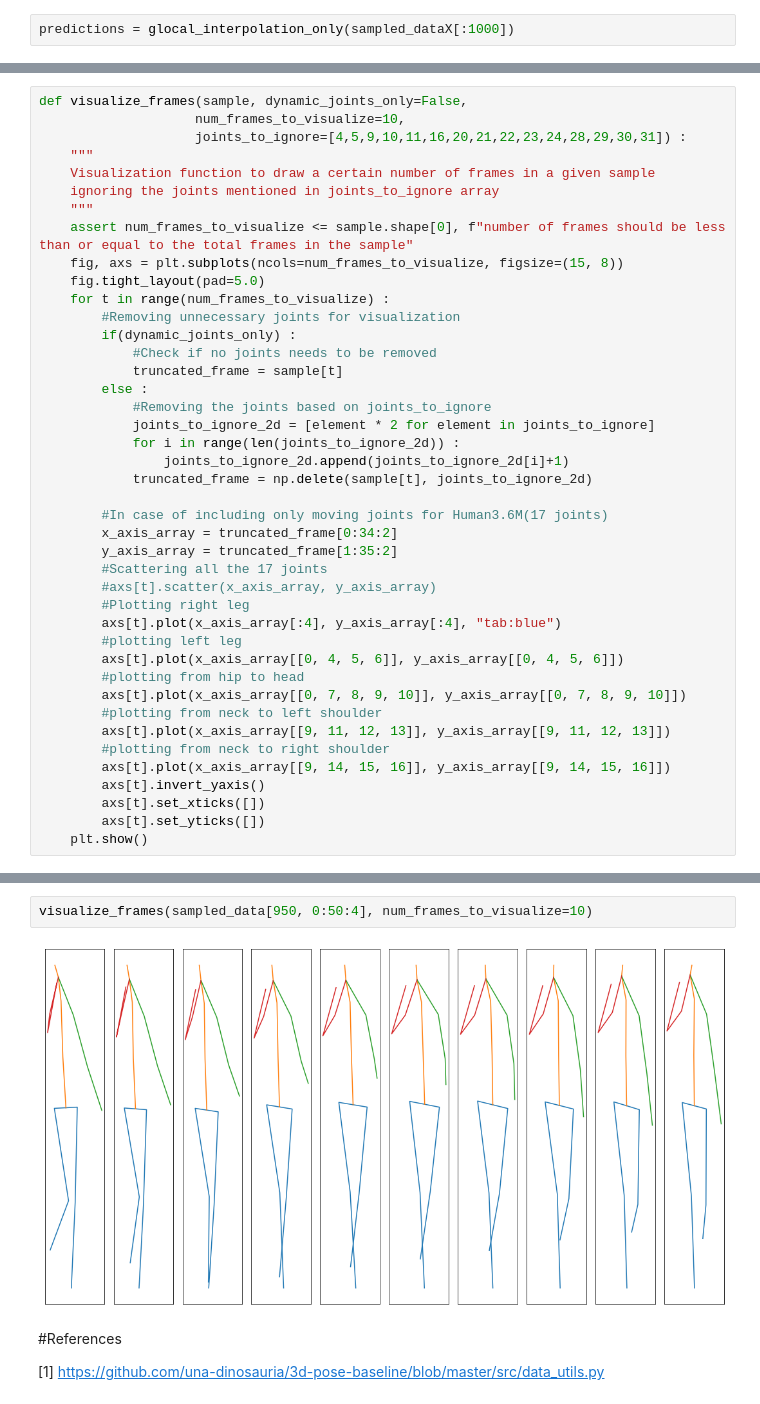
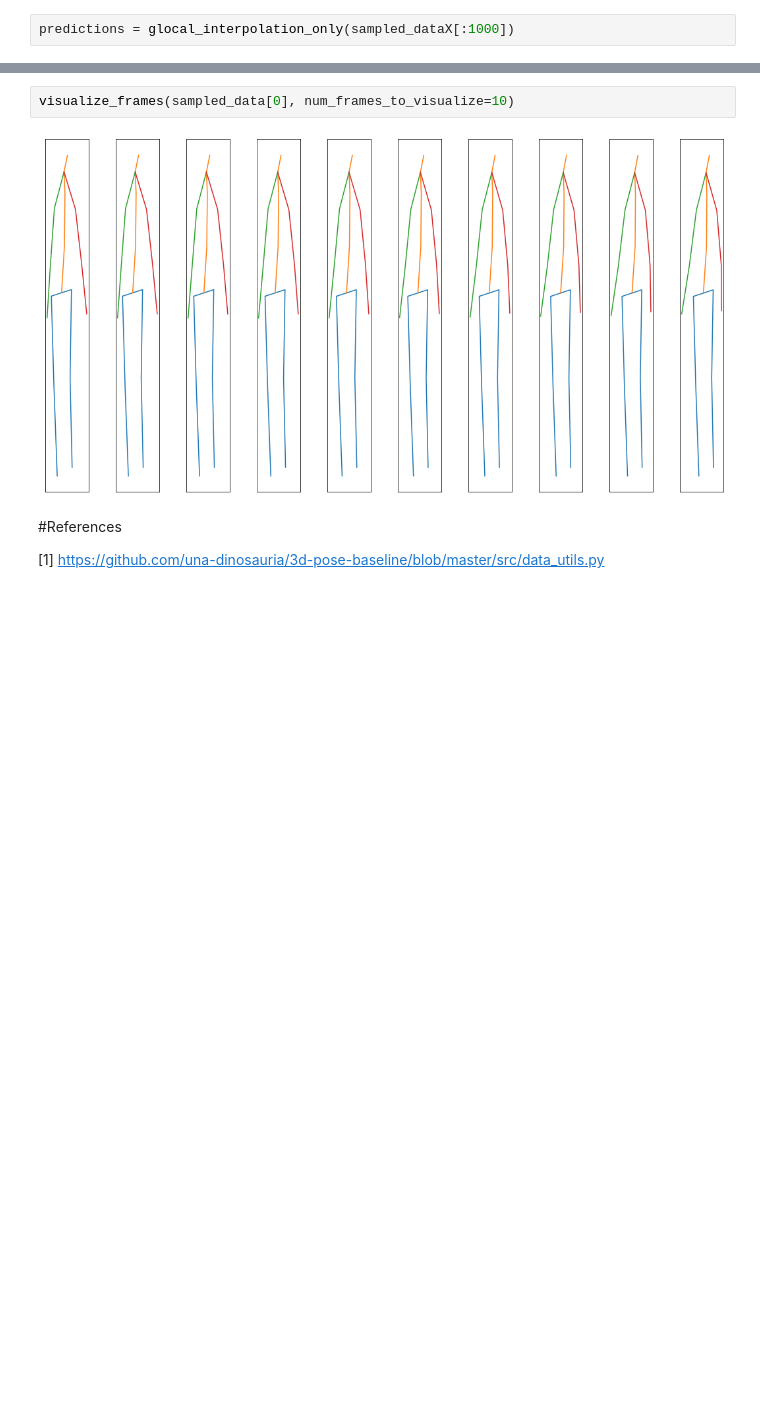
Before and after one commit to IbramMedhat/Human-Motion-Synthesis, a Jupyter notebook: GlocalNet_full_implmentation.ipynb, the cells around one changed output, grey strips where cells are left out. Saved outputs shown, nothing was run; the diff lists cells and outputs as text; blank space fills up the shorter version.

```diff
--- a/GlocalNet_full_implmentation.ipynb
+++ b/GlocalNet_full_implmentation.ipynb
@@ -655,42 +702,0 @@ array([530.94775, 425.6861 , 530.23944, 424.00946, 529.30835, 492.00867,
-# %%
-def visualize_frames(sample, dynamic_joints_only=False,
-                    num_frames_to_visualize=10,
-                    joints_to_ignore=[4,5,9,10,11,16,20,21,22,23,24,28,29,30,31]) :
-    """
-    Visualization function to draw a certain number of frames in a given sample
-    ignoring the joints mentioned in joints_to_ignore array
-    """
-    assert num_frames_to_visualize <= sample.shape[0], f"number of frames should be less than or equal to the total frames in the sample"
-    fig, axs = plt.subplots(ncols=num_frames_to_visualize, figsize=(15, 8))
-    fig.tight_layout(pad=5.0)
-    for t in range(num_frames_to_visualize) :
-        #Removing unnecessary joints for visualization
-        if(dynamic_joints_only) :
-            #Check if no joints needs to be removed
-            truncated_frame = sample[t]
-        else :
-            #Removing the joints based on joints_to_ignore
-            joints_to_ignore_2d = [element * 2 for element in joints_to_ignore]
-            for i in range(len(joints_to_ignore_2d)) :
-                joints_to_ignore_2d.append(joints_to_ignore_2d[i]+1)
-            truncated_frame = np.delete(sample[t], joints_to_ignore_2d)
-
-        #In case of including only moving joints for Human3.6M(17 joints)
-        x_axis_array = truncated_frame[0:34:2]
-        y_axis_array = truncated_frame[1:35:2]
-        #Scattering all the 17 joints
-        #axs[t].scatter(x_axis_array, y_axis_array)
-        #Plotting right leg
-        axs[t].plot(x_axis_array[:4], y_axis_array[:4], "tab:blue")
-        #plotting left leg
-        axs[t].plot(x_axis_array[[0, 4, 5, 6]], y_axis_array[[0, 4, 5, 6]])
-        #plotting from hip to head
-        axs[t].plot(x_axis_array[[0, 7, 8, 9, 10]], y_axis_array[[0, 7, 8, 9, 10]])
-        #plotting from neck to left shoulder
-        axs[t].plot(x_axis_array[[9, 11, 12, 13]], y_axis_array[[9, 11, 12, 13]])
-        #plotting from neck to right shoulder
-        axs[t].plot(x_axis_array[[9, 14, 15, 16]], y_axis_array[[9, 14, 15, 16]])
-        axs[t].invert_yaxis()
-        axs[t].set_xticks([])
-        axs[t].set_yticks([])
-    plt.show()
@@ -697,7 +723,7 @@ def visualize_frames(sample, dynamic_joints_only=False,
 # %%
-visualize_frames(sampled_data[950, 0:50:4], num_frames_to_visualize=10)
+visualize_frames(sampled_data[0], num_frames_to_visualize=10)
 # %% [output]
-[figure, old version]
+[figure, new version]
 # %% [markdown]
 #References
 
```
Also changed, not shown: parts of 33 cells of this notebook.
